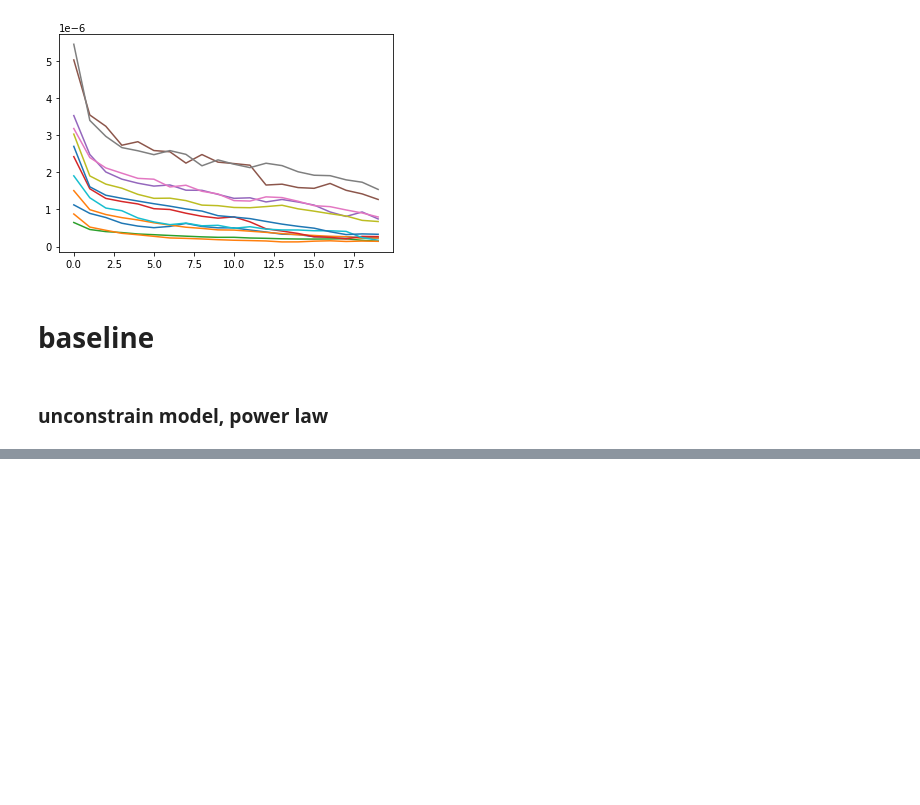
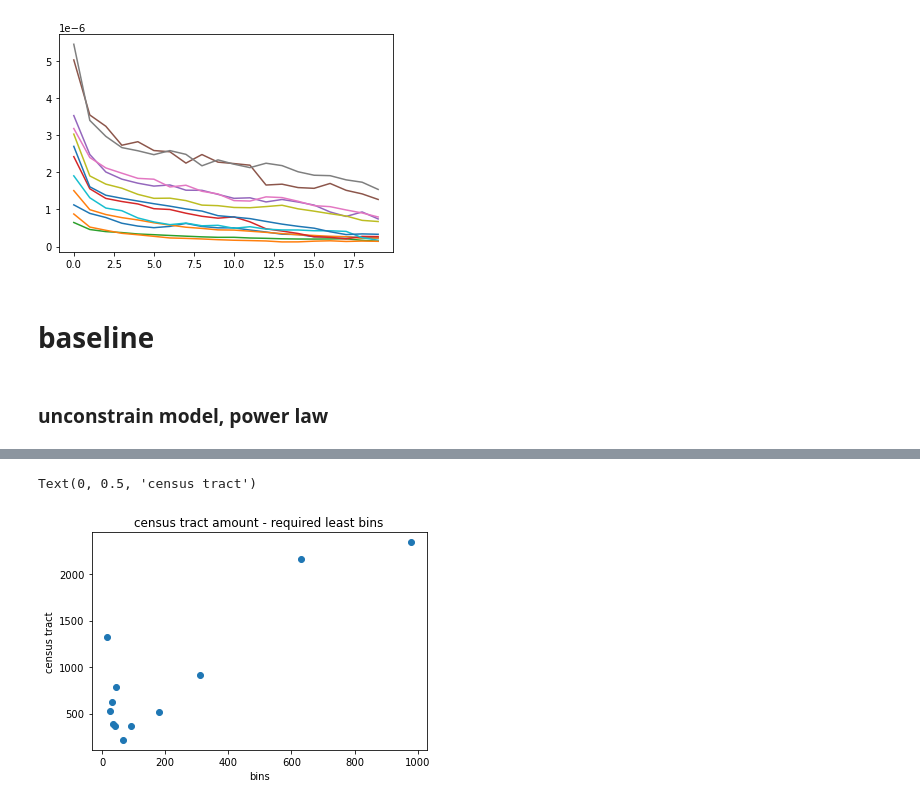
Before and after one commit to yuribogomolov/sttn, a Jupyter notebook: notebooks/generic_gravity_model.ipynb, the cells around one changed output, grey strips where cells are left out. Drawn from its saved outputs; the diff is of its cells as text; code cells hidden in the pictures; blank space fills up the shorter version.

```diff
--- a/notebooks/generic_gravity_model.ipynb
+++ b/notebooks/generic_gravity_model.ipynb
@@ -435,0 +567,14 @@ for grouped_bfpl in fdf:
+# %%
+
+for city in cities:
+    if '.csv' in city:
+        df = pd.read_csv(citiesDir+city)
+        binDict[city] = [binDict[city],len(df['origin'].unique())]
+# %%
+plt.plot(np.array(list(binDict.values()))[:,0],np.array(list(binDict.values()))[:,1],'o')
+plt.title('census tract amount - required least bins')
+plt.xlabel('bins')
+plt.ylabel('census tract')
+# %% [output]
+Text(0, 0.5, 'census tract')
+[figure, added]
```
Also changed, not shown: parts of 59 cells of this notebook.
